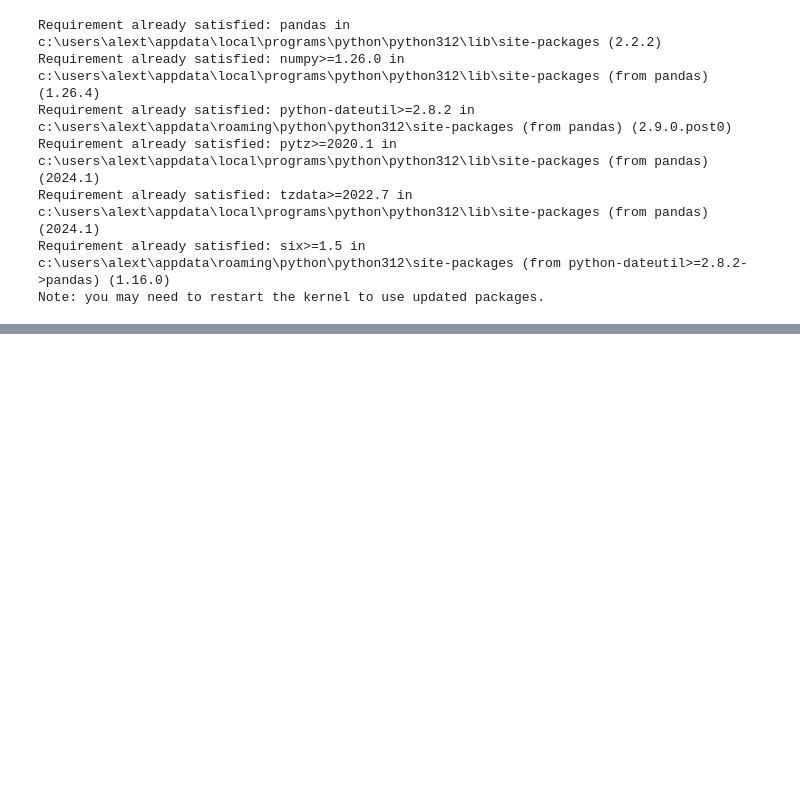
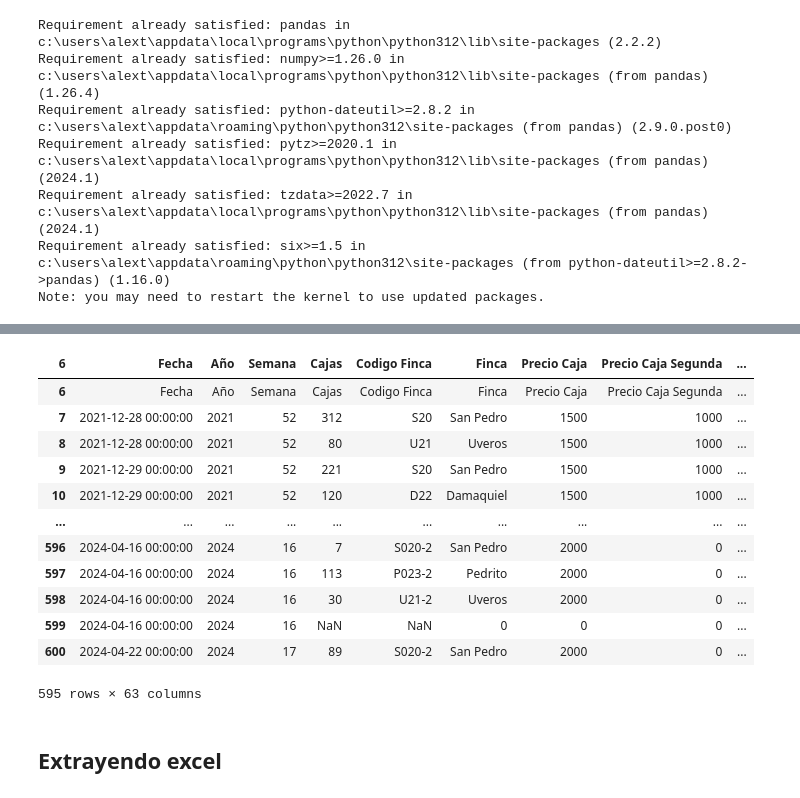
Before and after one commit to xd-mau5/zomac_data, a Jupyter notebook: transformacion.ipynb, the cells around one changed output, grey strips where cells are left out. Saved outputs shown, nothing was run; the diff lists cells and outputs as text; code cells hidden in the pictures; blank space fills up the shorter version.

```diff
--- a/transformacion.ipynb
+++ b/transformacion.ipynb
@@ -31,0 +57,20 @@ Length: 82, dtype: object
+# %%
+# Asignamos la primera fila como nombre de las columnas
+df.columns = df.iloc[0]
+df
+# %% [output]
+| 6 | Fecha | Año | Semana | Cajas | Codigo Finca | Finca | Precio Caja | Precio Caja Segunda | ... |
+| 6 | Fecha | Año | Semana | Cajas | Codigo Finca | Finca | Precio Caja | Precio Caja Segunda | ... |
+| 7 | 2021-12-28 00:00:00 | 2021 | 52 | 312 | S20 | San Pedro | 1500 | 1000 | ... |
+| 8 | 2021-12-28 00:00:00 | 2021 | 52 | 80 | U21 | Uveros | 1500 | 1000 | ... |
+| 9 | 2021-12-29 00:00:00 | 2021 | 52 | 221 | S20 | San Pedro | 1500 | 1000 | ... |
+| 10 | 2021-12-29 00:00:00 | 2021 | 52 | 120 | D22 | Damaquiel | 1500 | 1000 | ... |
+| ... | ... | ... | ... | ... | ... | ... | ... | ... | ... |
+| 596 | 2024-04-16 00:00:00 | 2024 | 16 | 7 | S020-2 | San Pedro | 2000 | 0 | ... |
+| 597 | 2024-04-16 00:00:00 | 2024 | 16 | 113 | P023-2 | Pedrito | 2000 | 0 | ... |
+| 598 | 2024-04-16 00:00:00 | 2024 | 16 | 30 | U21-2 | Uveros | 2000 | 0 | ... |
+| 599 | 2024-04-16 00:00:00 | 2024 | 16 | NaN | NaN | 0 | 0 | 0 | ... |
+| 600 | 2024-04-22 00:00:00 | 2024 | 17 | 89 | S020-2 | San Pedro | 2000 | 0 | ... |
+595 rows × 63 columns
+# %% [markdown]
+## Extrayendo excel
```
Also changed, not shown: parts of 68 cells of this notebook, 5 other files.
